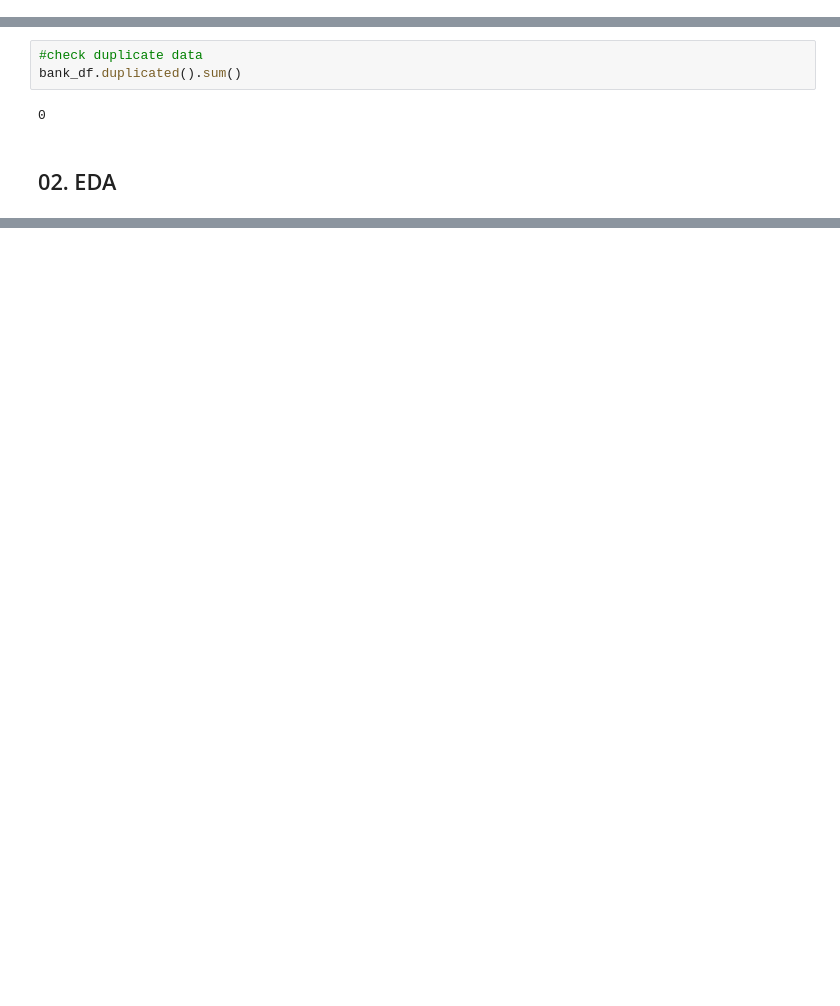
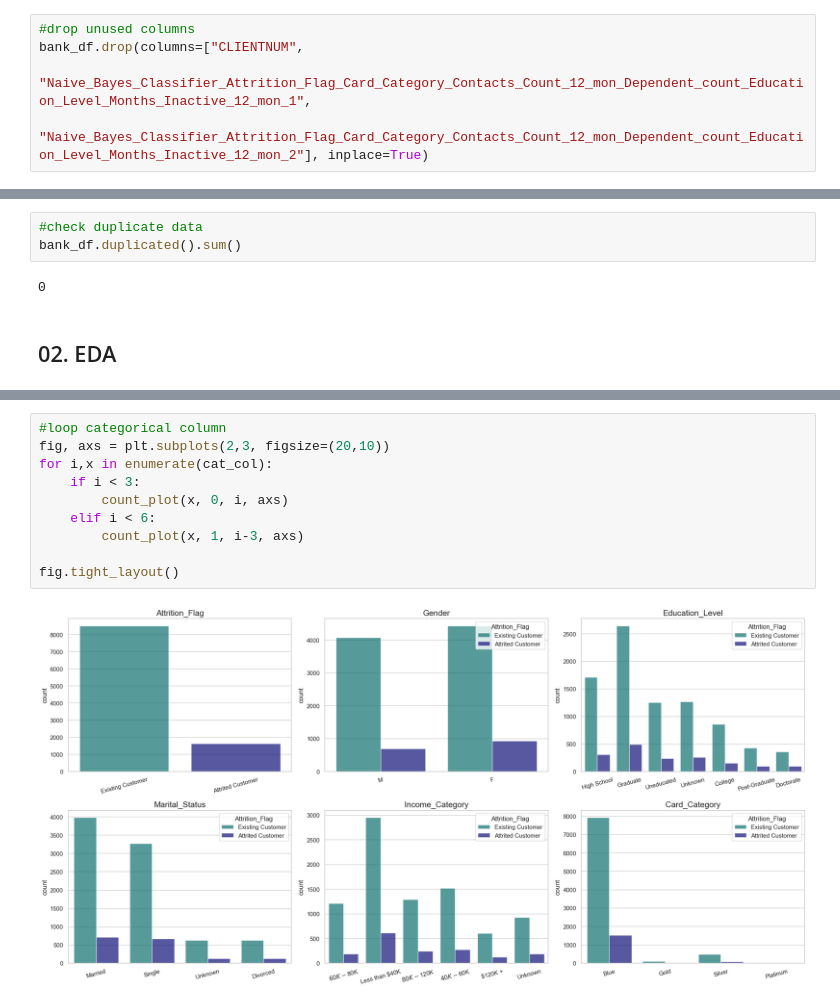
Before and after one commit to ediashta/ftds-020-final-project, a Jupyter notebook: h8dsft_final-project_ediashta.ipynb, the cells around one changed output, grey strips where cells are left out. Saved outputs shown, nothing was run; the diff lists cells and outputs as text; blank space fills up the shorter version.

```diff
--- a/h8dsft_final-project_ediashta.ipynb
+++ b/h8dsft_final-project_ediashta.ipynb
@@ -64,6 +77,11 @@ Data columns (total 23 columns):
  22  Naive_Bayes_Classifier_Attrition_Flag_Card_Category_Contacts_Count_12_mon_Dependent_count_Education_Level_Months_Inactive_12_mon_2  10127 non-null  float64
 dtypes: float64(7), int64(10), object(6)
 memory usage: 1.8+ MB
+# %%
+#drop unused columns
+bank_df.drop(columns=["CLIENTNUM",
+                      "Naive_Bayes_Classifier_Attrition_Flag_Card_Category_Contacts_Count_12_mon_Dependent_count_Education_Level_Months_Inactive_12_mon_1",
+                      "Naive_Bayes_Classifier_Attrition_Flag_Card_Category_Contacts_Count_12_mon_Dependent_count_Education_Level_Months_Inactive_12_mon_2"], inplace=True)
 # %%
 #check null value
 bank_df.isnull().sum()
@@ -96,0 +182,12 @@ bank_df.duplicated().sum()
+# %%
+#loop categorical column
+fig, axs = plt.subplots(2,3, figsize=(20,10))
+for i,x in enumerate(cat_col):
+    if i < 3:
+        count_plot(x, 0, i, axs)
+    elif i < 6:
+        count_plot(x, 1, i-3, axs)
+
+fig.tight_layout()
+# %% [output]
+[figure, added]
```
Also changed, not shown: parts of 35 cells of this notebook.
